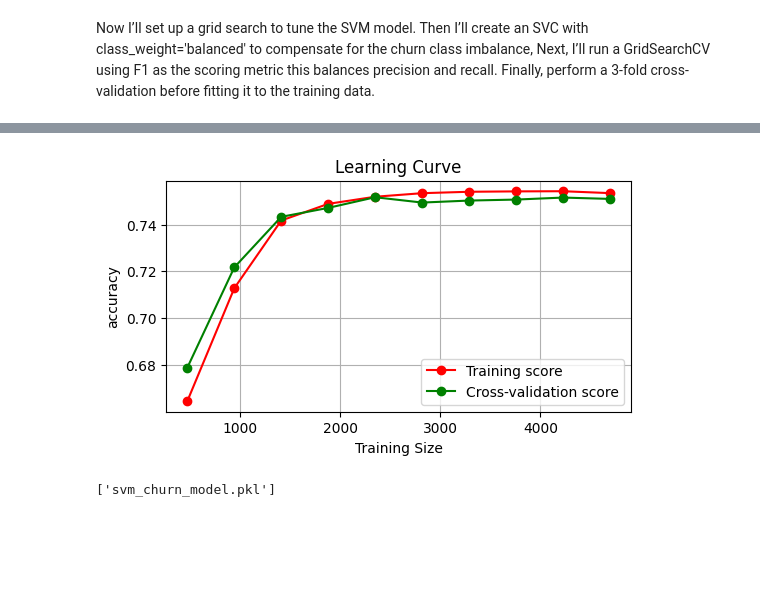
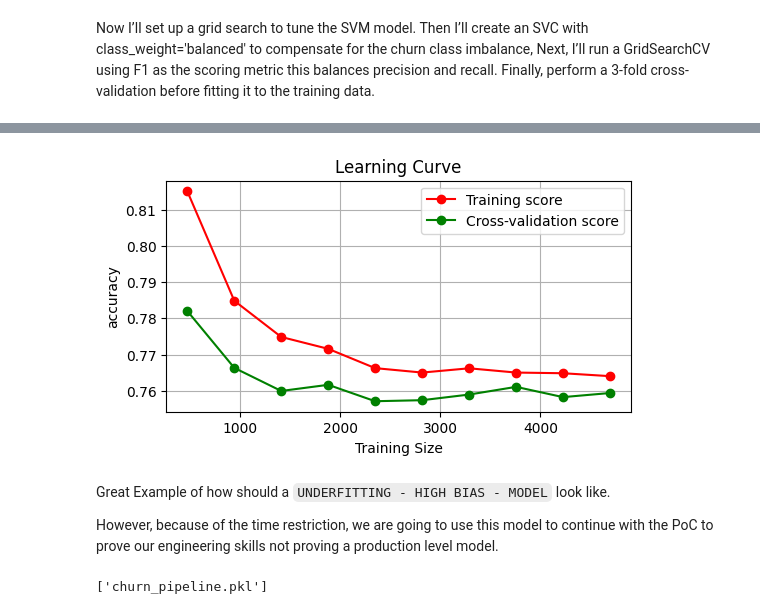
Before and after one commit to mu7amed-adell/Etisalat_UseCase, a Jupyter notebook: E&_churn.ipynb, the cells around one changed output, grey strips where cells are left out. Saved outputs shown, nothing was run; the diff lists cells and outputs as text; code cells hidden in the pictures; blank space fills up the shorter version.

````diff
--- a/E&_churn.ipynb
+++ b/E&_churn.ipynb
@@ -400,0 +338,13 @@ weighted avg       0.80      0.75      0.76      1761
+# %%
+# Define the parameter grid for GridSearch
+# Using a small, representative grid for quick computation and demonstration
+param_grid = {
+    'svc__C': [0.1, 1, 10],       # note 'svc__' prefix because of pipeline
+    'svc__gamma': [1, 0.1, 0.01],
+    'svc__kernel': ['rbf']
+}
+# Full pipeline
+pipeline = Pipeline([
+    ('preprocessor', preprocessor),
+    ('svc', SVC(C=0.1, gamma=1, kernel='rbf', class_weight='balanced', random_state=42))
+])
@@ -400,0 +359,26 @@ weighted avg       0.80      0.75      0.76      1761
+# %%
+# grid = GridSearchCV(
+#     pipeline,
+#     param_grid,
+#     scoring='f1',   # important for imbalanced classes
+#     refit=True,
+#     cv=3,
+#     verbose=2,
+#     n_jobs=-1
+# )
+
+# Fit the pipeline on the training data
+pipeline.fit(X_train, y_train)
+
+# Evaluate on the test set
+y_pred = pipeline.predict(X_test)
+
+from sklearn.metrics import f1_score
+print("\n--- Evaluation on Test Set ---")
+print(f"F1-Score: {f1_score(y_test, y_pred):.4f}")
+print(f"Accuracy: {accuracy_score(y_test, y_pred):.4f}")
+print("\nClassification Report:\n", classification_report(y_test, y_pred))
+
+# Report the model parameters (already set manually)
+print("\n--- SVM Parameters Used ---")
+print(pipeline.named_steps['svc'])
@@ -434,12 +453,16 @@ def plot_learning_curve(estimator, X, y, cv=5, scoring='f1'):
     plt.grid()
     plt.show()
 # %%
-plot_learning_curve(best_model, X, y, cv=3, scoring='accuracy')
+plot_learning_curve(pipeline, X, y, cv=3, scoring='accuracy')
 # %% [output]
-[figure, old version]
+[figure, new version]
+# %% [markdown]
+Great Example of how should a ```UNDERFITTING - HIGH BIAS - MODEL``` look like.
+
+However, because of the time restriction, we are going to use this model to continue with the PoC to prove our engineering skills not proving a production level model.
 # %%
 # save the best model
 import joblib
-joblib.dump(best_model, 'svm_churn_model.pkl')
+joblib.dump(pipeline, "churn_pipeline.pkl")
 # %% [output]
-['svm_churn_model.pkl']
+['churn_pipeline.pkl']
````
Also changed, not shown: parts of 17 cells of this notebook, 5 other files.
